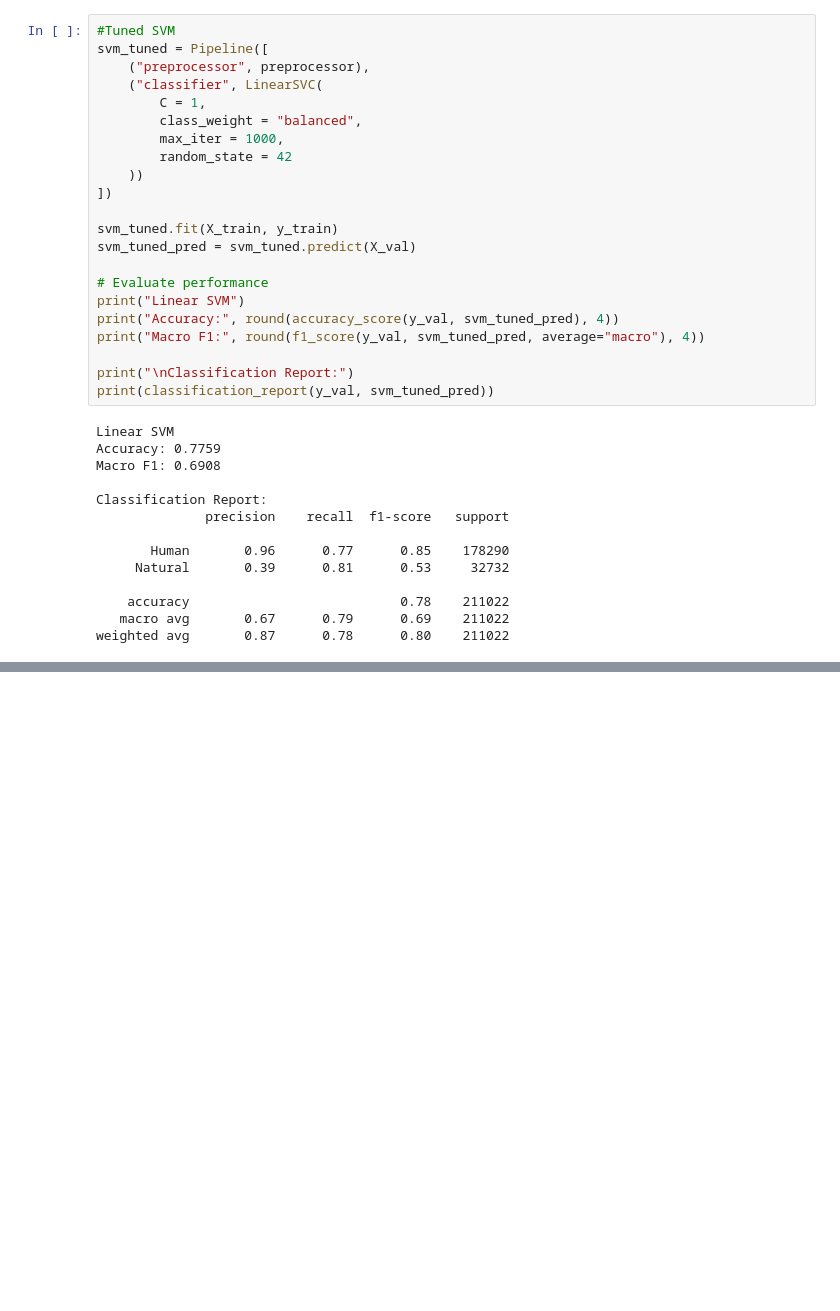
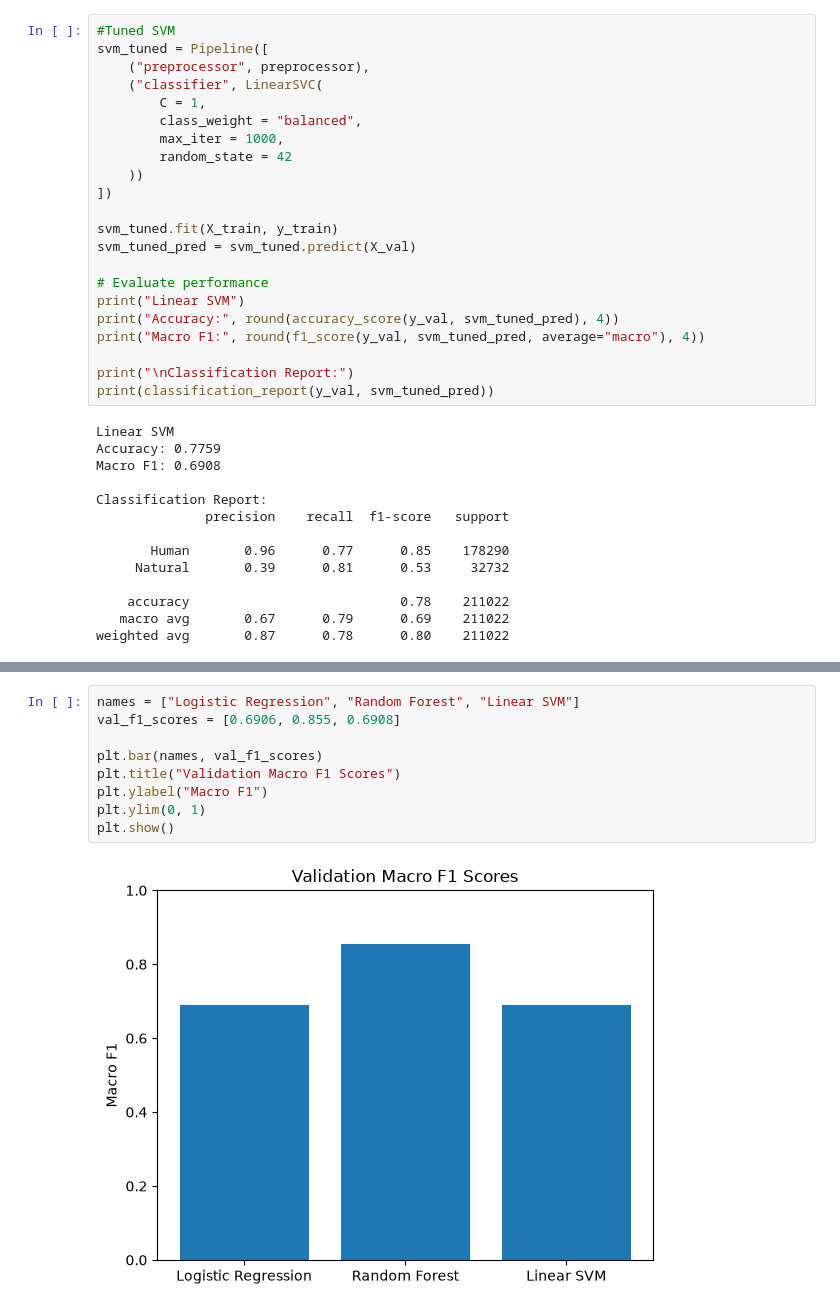
Before and after one commit to jakeprince/Wildfire-Prediction, a Jupyter notebook: cause_prediction/prediction_cause.ipynb, the cells around one changed output, grey strips where cells are left out. Saved outputs shown, nothing was run; the diff lists cells and outputs as text; blank space fills up the shorter version.

```diff
--- a/cause_prediction/prediction_cause.ipynb
+++ b/cause_prediction/prediction_cause.ipynb
@@ -563,0 +626,11 @@ plt.show()
+# %%
+names = ["Logistic Regression", "Random Forest", "Linear SVM"]
+val_f1_scores = [0.6906, 0.855, 0.6908]
+
+plt.bar(names, val_f1_scores)
+plt.title("Validation Macro F1 Scores")
+plt.ylabel("Macro F1")
+plt.ylim(0, 1)
+plt.show()
+# %% [output]
+[figure, added]
```
Also changed, not shown: parts of 20 cells of this notebook, 1 other file.
